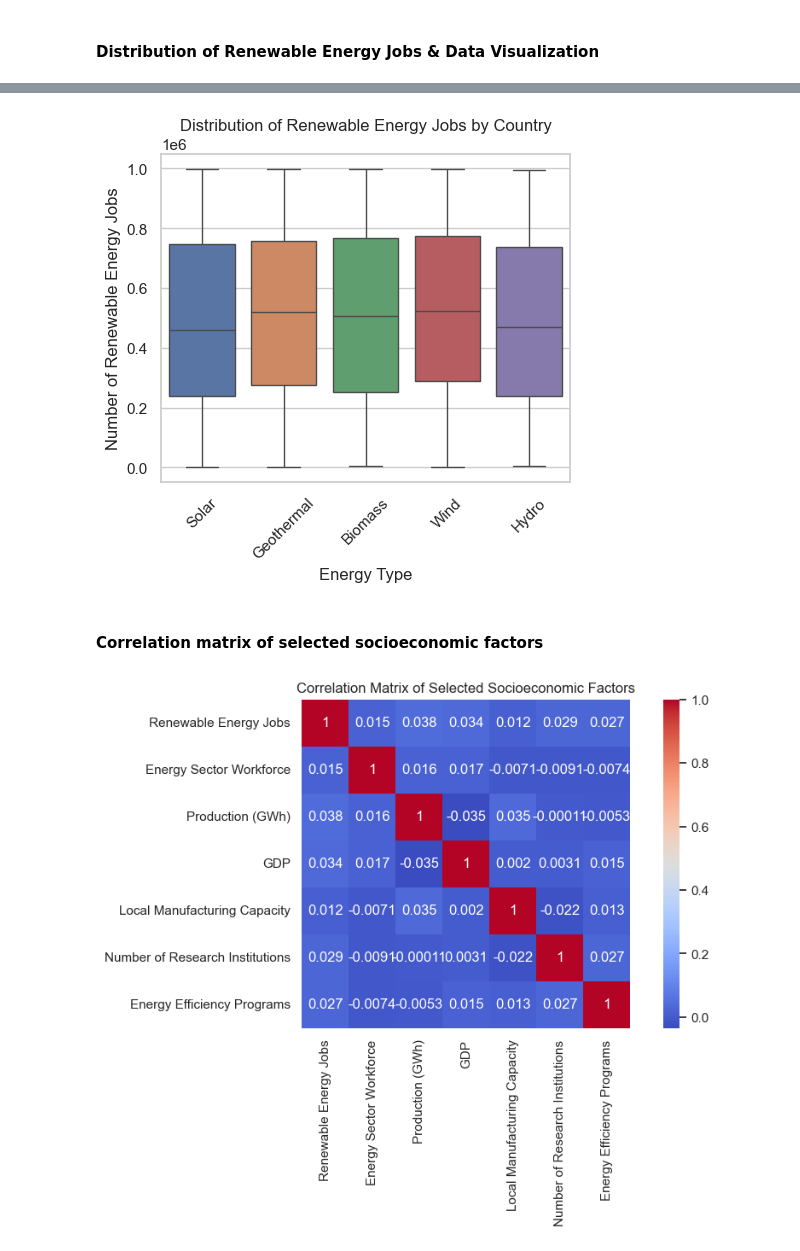
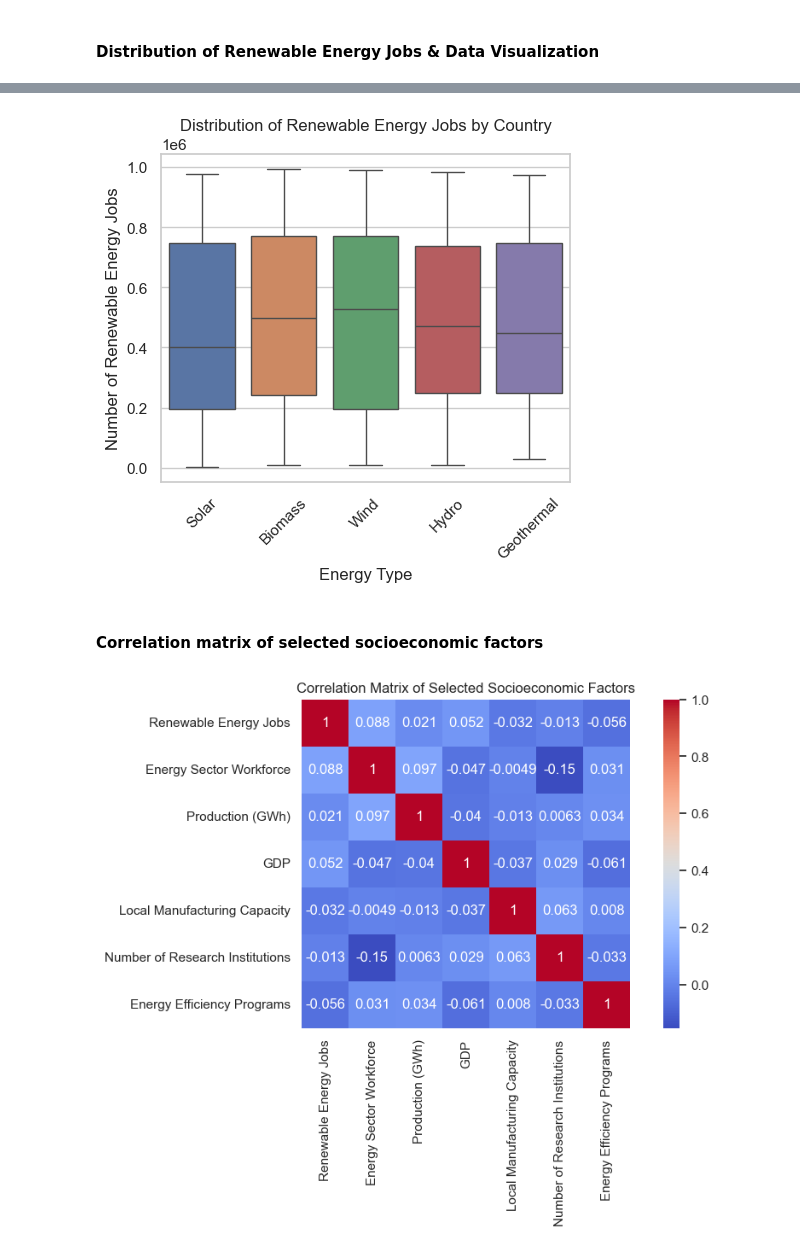
Before and after one commit to arnelimperial/greenergy, a Jupyter notebook: eda1.ipynb, the cells around one changed output, grey strips where cells are left out. Saved outputs shown, nothing was run; the diff lists cells and outputs as text; code cells hidden in the pictures.

```diff
--- a/eda1.ipynb
+++ b/eda1.ipynb
@@ -90,6 +91,9 @@ countriesIncluded
  'France',
  'Brazil',
  'Russia']
+# %%
+random_sample_seed = df.sample(n=334, random_state=42)
+df = random_sample_seed
 # %% [markdown]
 <h4>Socioeconomic factors with highest mean scores</h4>
 # %%
@@ -328,19 +296,19 @@ plt.xticks(rotation=45)
 plt.tight_layout()
 plt.show()
 # %% [output]
-[figure, old version]
+[figure, new version]
 # %% [markdown]
 <h4>Correlation matrix of selected socioeconomic factors</h4>
 # %%
-corr_matrix = normalized_df[['Renewable Energy Jobs','Energy Sector Workforce','Production (GWh)','GDP',
+corr_matrix = df[['Renewable Energy Jobs','Energy Sector Workforce','Production (GWh)','GDP',
                            'Local Manufacturing Capacity', 'Number of Research Institutions', 'Energy Efficiency Programs']].corr()
 # Visualize correlation matrix using a heatmap
 plt.figure(figsize=(10,5))
 sns.heatmap(corr_matrix, annot=True, cmap='coolwarm', square=True)
 plt.title('Correlation Matrix of Selected Socioeconomic Factors')
 plt.show()
 # %% [output]
-[figure, old version]
+[figure, new version]
 # %%
 ## filtering from year 2019 to 2023
 # ss = df[(df['Year'] >= 2019) & (df['Year'] <= 2023)]
```
Also changed, not shown: parts of 19 cells of this notebook, 3 other files.
